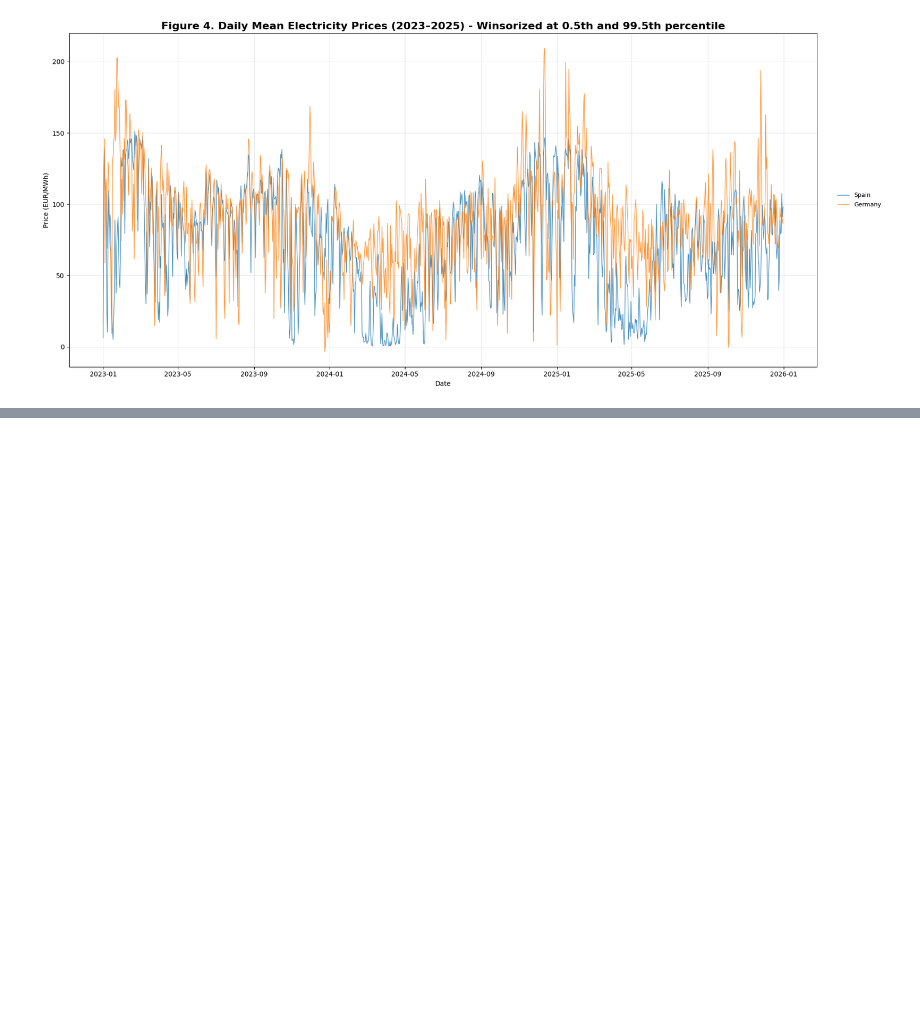
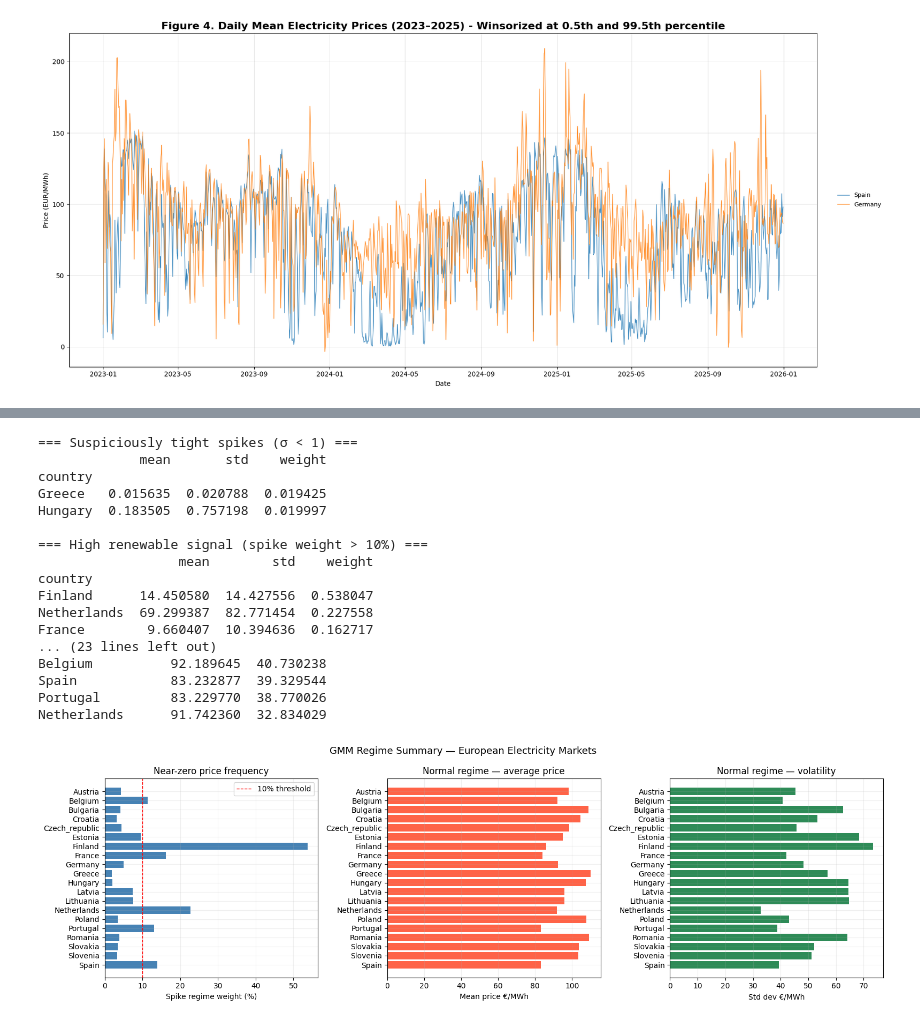
Before and after one commit to Shaig00/NAS_GP, a Jupyter notebook: Energy_Production_Data/4-1-data-descriptions.ipynb, the cells around one changed output, grey strips where cells are left out. Drawn from its saved outputs; the diff is of its cells as text; code cells hidden in the pictures; blank space fills up the shorter version.

```diff
--- a/Energy_Production_Data/4-1-data-descriptions.ipynb
+++ b/Energy_Production_Data/4-1-data-descriptions.ipynb
@@ -445,0 +621,67 @@ plt.show()
+# %%
+import pandas as pd
+import matplotlib.pyplot as plt
+import numpy as np
+
+spike = results_df[results_df['regime'] == 0].set_index('country')
+heavy = results_df[results_df['regime'] == 1].set_index('country')
+
+# ── Flag anomalies ────────────────────────────────────────────
+print("=== Suspiciously tight spikes (σ < 1) ===")
+print(spike[spike['std'] < 1][['mean', 'std', 'weight']])
+
+print("\n=== High renewable signal (spike weight > 10%) ===")
+print(spike[spike['weight'] > 0.10][['mean', 'std', 'weight']].sort_values('weight', ascending=False))
+
+print("\n=== Most volatile markets (heavy regime std) ===")
+print(heavy[['mean', 'std']].sort_values('std', ascending=False))
+
+# ── Cross-country comparison plot ─────────────────────────────
+fig, axes = plt.subplots(1, 3, figsize=(16, 5))
+
+countries = spike.index
+
+# Spike weight (renewable signal)
+axes[0].barh(countries, spike['weight'] * 100, color='steelblue')
+axes[0].set_xlabel('Spike regime weight (%)')
+axes[0].set_title('Near-zero price frequency')
+axes[0].axvline(10, color='red', linestyle='--', linewidth=1, label='10% threshold')
+axes[0].legend()
+
+# Heavy regime mean (average price level)
+axes[1].barh(countries, heavy['mean'], color='tomato')
+axes[1].set_xlabel('Mean price €/MWh')
+axes[1].set_title('Normal regime — average price')
+
+# Heavy regime std (price volatility)
+axes[2].barh(countries, heavy['std'], color='seagreen')
+axes[2].set_xlabel('Std dev €/MWh')
+axes[2].set_title('Normal regime — volatility')
+
+for ax in axes:
+    ax.grid(alpha=0.2)
+    ax.invert_yaxis()
+
+plt.suptitle('GMM Regime Summary — European Electricity Markets', fontsize=13)
+plt.tight_layout()
+plt.savefig('regime_summary.pdf', dpi=300, bbox_inches='tight')
+plt.show()
+# %% [output]
+=== Suspiciously tight spikes (σ < 1) ===
+             mean       std    weight
+country
+Greece   0.015635  0.020788  0.019425
+Hungary  0.183505  0.757198  0.019997
+
+=== High renewable signal (spike weight > 10%) ===
+                  mean        std    weight
+country
+Finland      14.450580  14.427556  0.538047
+Netherlands  69.299387  82.771454  0.227558
+France        9.660407  10.394636  0.162717
+... (23 lines left out)
+Belgium          92.189645  40.730238
+Spain            83.232877  39.329544
+Portugal         83.229770  38.770026
+Netherlands      91.742360  32.834029
+[figure, added]
```
Also changed, not shown: parts of 10 cells of this notebook, 26 other files.
